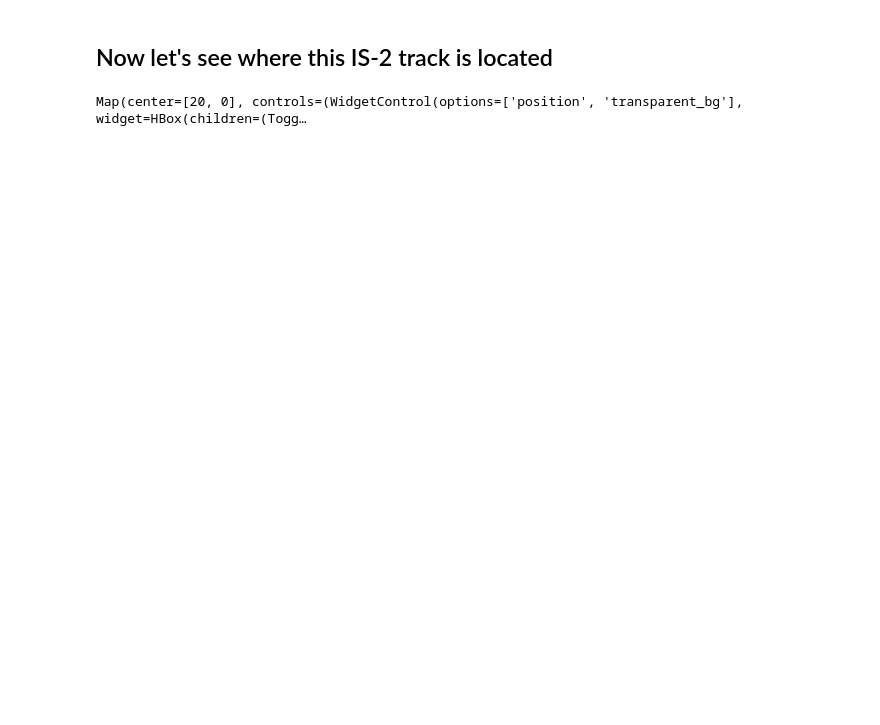
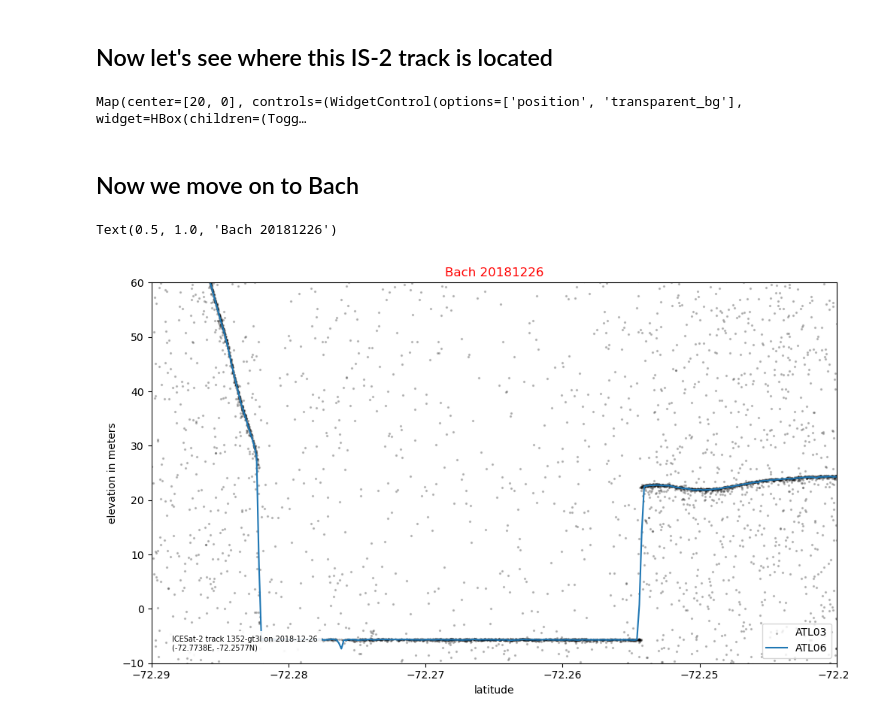
Before and after one commit to ICESAT-2HackWeek/Polynyas, a Jupyter notebook: contributors/AnnSofie/Visualization_GEE_oa.ipynb, the cells around one changed output. Saved outputs shown, nothing was run; the diff lists cells and outputs as text; code cells hidden in the pictures; blank space fills up the shorter version.

```diff
--- a/contributors/AnnSofie/Visualization_GEE_oa.ipynb
+++ b/contributors/AnnSofie/Visualization_GEE_oa.ipynb
@@ -135,0 +166,19 @@ Map.addLayer(PIG_20201007_feature,{'color':'orange'},'PIG_20201007_feature')
+# %% [markdown]
+## Now we move on to Bach
+# %%
+Bach_20181226_url = 'http://openaltimetry.org/data/api/icesat2/atl08?date=2018-12-26&minx=-72.93860124512382&miny=-72.31989573957638&maxx=-72.60900185631486&maxy=-72.19542641765992&trackId=1352&beamName=gt3r&beamName=gt3l&beamName=gt2r&beamName=gt2l&outputFormat=json'
+Bach_20181226_gtx = 'gt3l'
+
+Bach_20191224_url = 'http://openaltimetry.org/data/api/icesat2/atl08?date=2019-12-24&minx=-72.93860124512382&miny=-72.31989573957638&maxx=-72.60900185631486&maxy=-72.19542641765992&trackId=1352&beamName=gt3r&beamName=gt3l&beamName=gt2r&beamName=gt2l&outputFormat=json'
+Bach_20191224_gtx = 'gt3l'
+
+Bach_20211220_url = 'http://openaltimetry.org/data/api/icesat2/atl08?date=2021-12-20&minx=-72.93860124512382&miny=-72.31989573957638&maxx=-72.60900185631486&maxy=-72.19542641765992&trackId=1352&beamName=gt3r&beamName=gt3l&beamName=gt2r&beamName=gt2l&outputFormat=json'
+Bach_20211220_gtx = 'gt3l'
+# %%
+Bach_20181226_fig,Bach_20181226_data=plot_from_oa_url(Bach_20181226_url,Bach_20181226_gtx,title='Bach 20181226',plot_atl07=False,plot_atl08=False)
+plt.xlim(-72.29,-72.24)
+plt.ylim(-10,60)
+plt.title('Bach 20181226',color='red')
+# %% [output]
+Text(0.5, 1.0, 'Bach 20181226')
+[figure, added]
```
Also changed, not shown: parts of 22 cells of this notebook.
